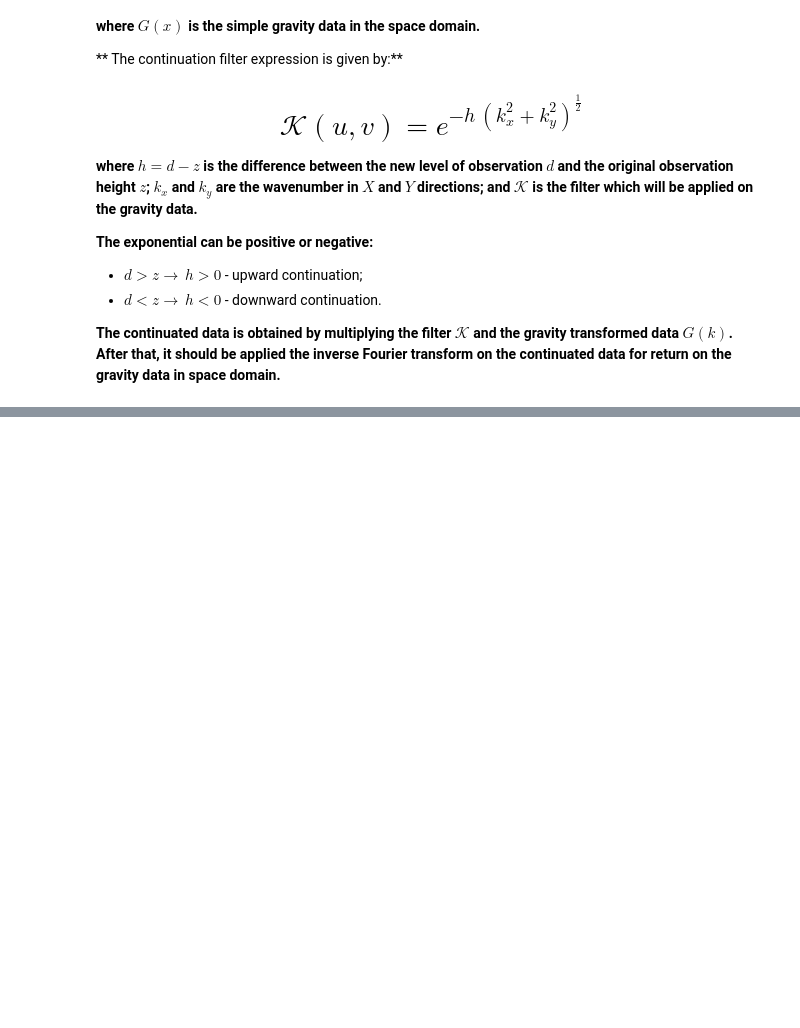
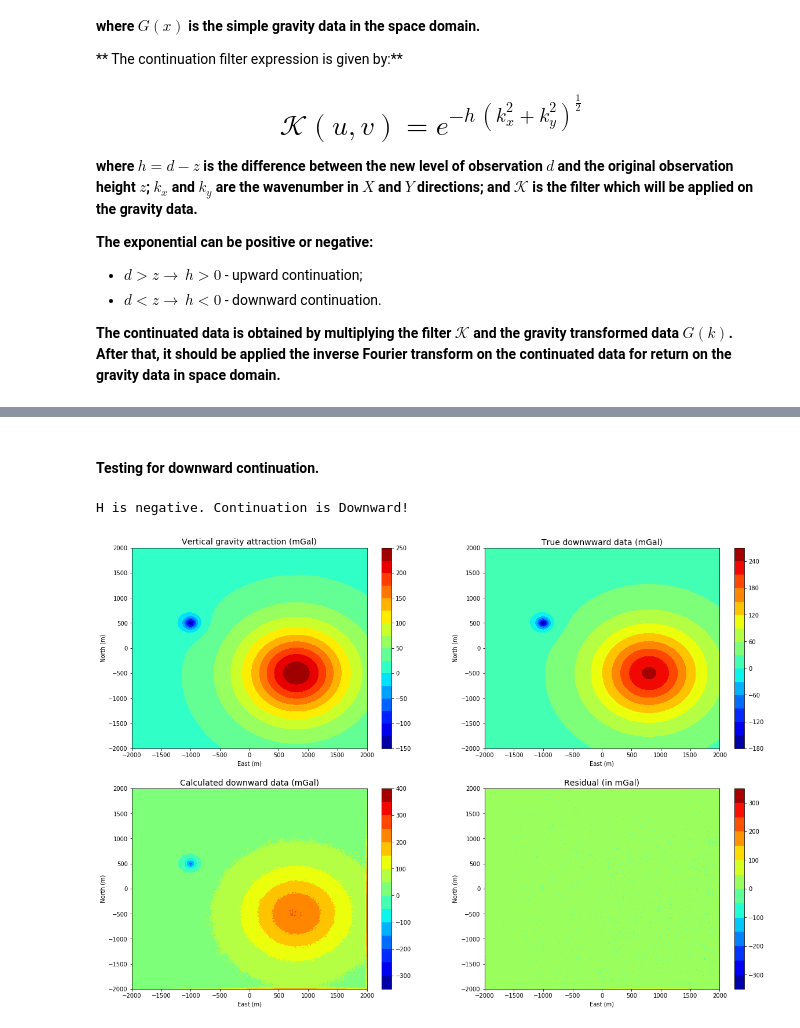
Before and after one commit to nelsondelimar/master, a Jupyter notebook: notebooks/continuation.ipynb, the cells around one changed output, grey strips where cells are left out. Saved outputs shown, nothing was run; the diff lists cells and outputs as text; code cells hidden in the pictures; blank space fills up the shorter version.

```diff
--- a/notebooks/continuation.ipynb
+++ b/notebooks/continuation.ipynb
@@ -323,0 +99,45 @@ plt.show()
+# %% [markdown]
+#### Testing for downward continuation.
+# %%
+# Calculating the true gravity attraction
+gz_true2 = gmc.sphere_gz(X, Y, z + 10, sphere1) + gmc.sphere_gz(X, Y, z + 10, sphere2)
+# %%
+# Calculating the upward continuated data
+gz_down = df.continuation(x, y, data, -10.)
+# %% [output]
+H is negative. Continuation is Downward!
+# %%
+# Plotting the gravity data
+plt.figure(figsize=(20,14))
+
+plt.subplot(2,2,1)
+plt.title('Vertical gravity attraction (mGal)', fontsize = 14)
+plt.contourf(X, Y, data, 15, cmap = plt.cm.jet)
+plt.xlabel('East (m)')
+plt.ylabel('North (m)')
+plt.colorbar()
+
+plt.subplot(2,2,2)
+plt.title('True downwward data (mGal)', fontsize = 14)
+plt.contourf(X, Y, gz_true2, 15, cmap = plt.cm.jet)
+plt.xlabel('East (m)')
+plt.ylabel('North (m)')
+plt.colorbar()
+
+plt.subplot(2,2,3)
+plt.title('Calculated downward data (mGal)', fontsize = 14)
+plt.contourf(X, Y, gz_down, 15, cmap = plt.cm.jet)
+plt.xlabel('East (m)')
+plt.ylabel('North (m)')
+plt.colorbar()
+
+plt.subplot(2,2,4)
+plt.title('Residual (in mGal)', fontsize = 14)
+plt.contourf(X, Y, gz_true2 - gz_down, 15, cmap = plt.cm.jet)
+plt.xlabel('East (m)')
+plt.ylabel('North (m)')
+plt.colorbar()
+
+plt.show()
+# %% [output]
+[figure, added]
```
Also changed, not shown: parts of 34 cells of this notebook, 1 other file.
